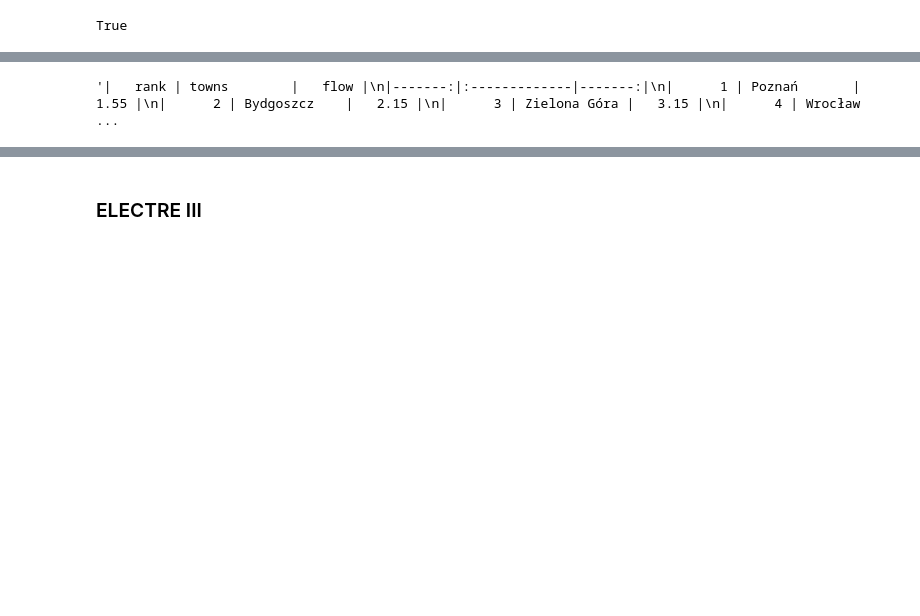
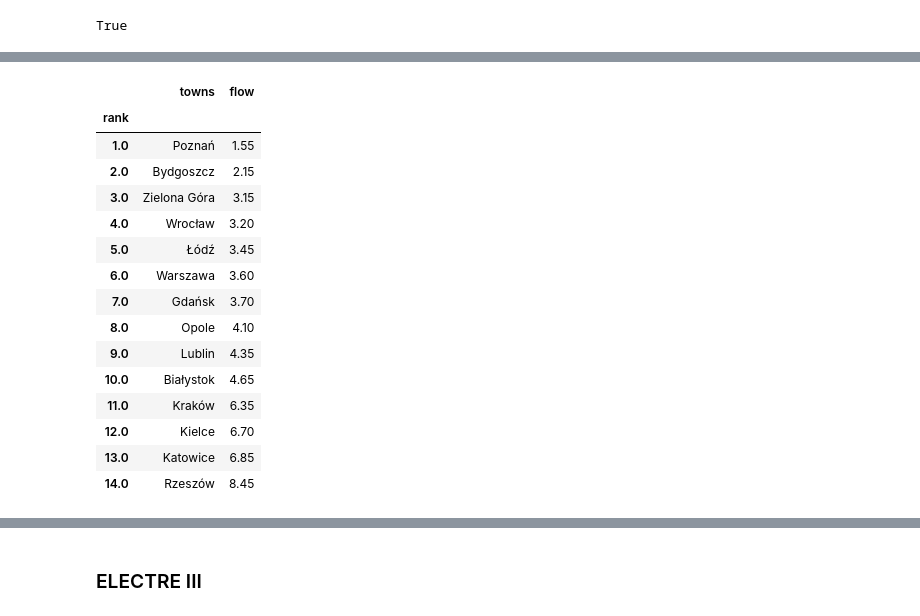
Before and after one commit to majsterkovic/iswd-project-2, a Jupyter notebook: demo.ipynb, the cells around one changed output, grey strips where cells are left out. Saved outputs shown, nothing was run; the diff lists cells and outputs as text; code cells hidden in the pictures; blank space fills up the shorter version.

```diff
--- a/demo.ipynb
+++ b/demo.ipynb
@@ -271,7 +286,22 @@ p_df.to_markdown()
 # %%
 n_df = create_ranking(towns, negative_flows, ascending=True)
-n_df.to_markdown()
+n_df
 # %% [output]
-'|   rank | towns        |   flow |\n|-------:|:-------------|-------:|\n|      1 | Poznań       |   1.55 |\n|      2 | Bydgoszcz    |   2.15 |\n|      3 | Zielona Góra |   3.15 |\n|      4 | Wrocław  ...
+|  | towns | flow |
+| rank |  |  |
+| 1.0 | Poznań | 1.55 |
+| 2.0 | Bydgoszcz | 2.15 |
+| 3.0 | Zielona Góra | 3.15 |
+| 4.0 | Wrocław | 3.20 |
+| 5.0 | Łódź | 3.45 |
+| 6.0 | Warszawa | 3.60 |
+| 7.0 | Gdańsk | 3.70 |
+| 8.0 | Opole | 4.10 |
+| 9.0 | Lublin | 4.35 |
+| 10.0 | Białystok | 4.65 |
+| 11.0 | Kraków | 6.35 |
+| 12.0 | Kielce | 6.70 |
+| 13.0 | Katowice | 6.85 |
+| 14.0 | Rzeszów | 8.45 |
 # %%
 acc_df = create_ranking(towns, accum_flows)
```
Also changed, not shown: parts of 4 cells of this notebook, 1 other file.
